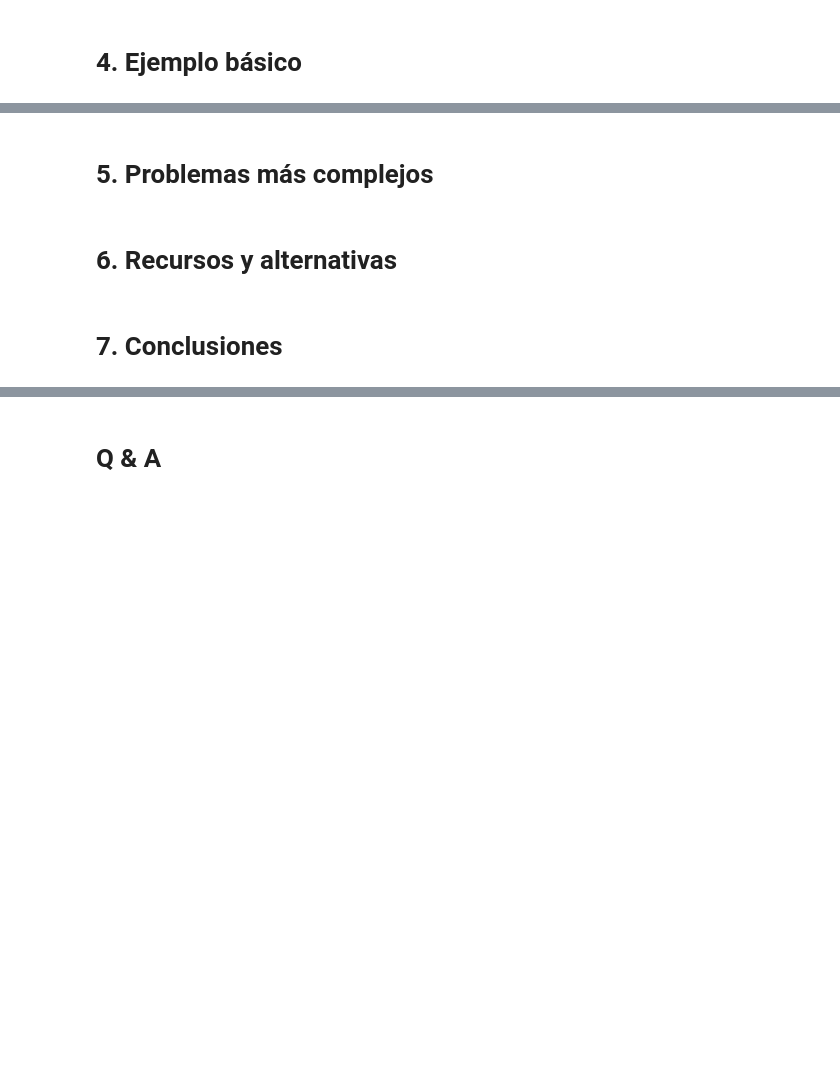
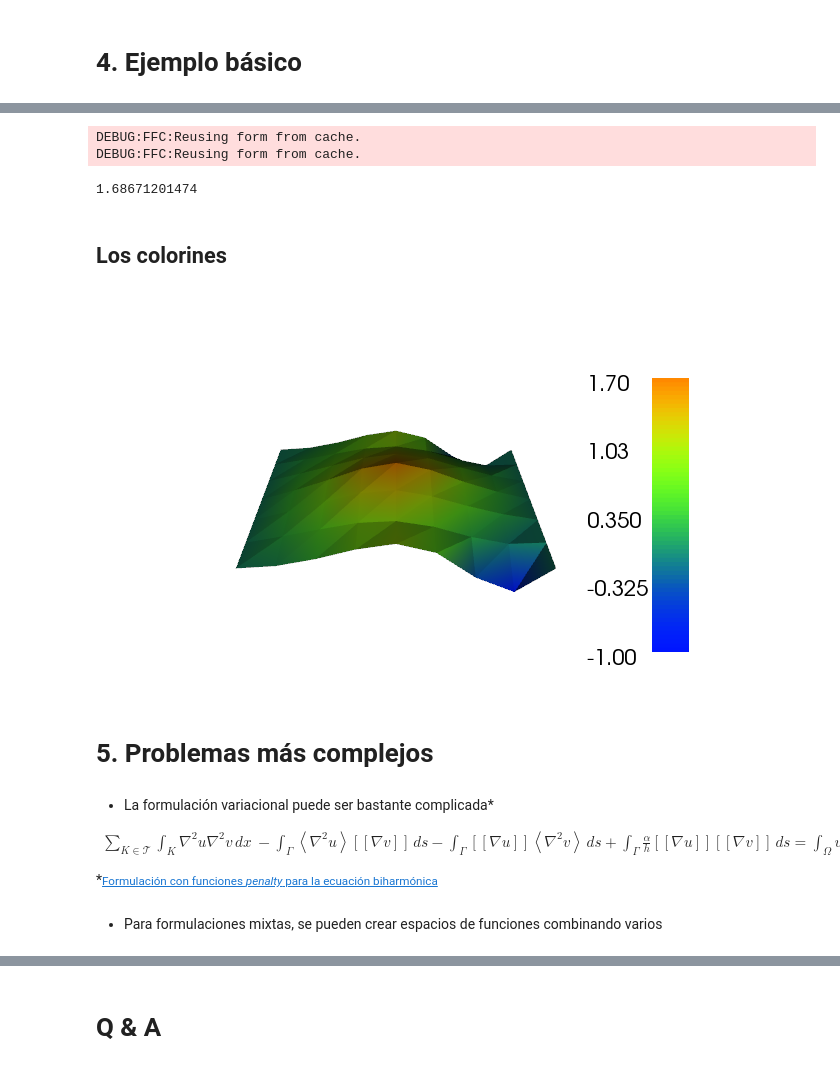
Before and after one commit to Pybonacci/notebooks, a Jupyter notebook: 2015-01_fenics/Resolviendo ecuaciones diferenciales con FEniCS.ipynb, the cells around one changed output, grey strips where cells are left out. Saved outputs shown, nothing was run; the diff lists cells and outputs as text; code cells hidden in the pictures; blank space fills up the shorter version.

```diff
--- a/2015-01_fenics/Resolviendo ecuaciones diferenciales con FEniCS.ipynb
+++ b/2015-01_fenics/Resolviendo ecuaciones diferenciales con FEniCS.ipynb
@@ -41,0 +171,11 @@ Python Madrid, 2015-01-28</h3>
+# %%
+u = Function(V)
+solve(a == L, u, bc)
+
+print max(abs(u.vector().array()))  # Array de valores numéricos
+# %% [output]
+DEBUG:FFC:Reusing form from cache.
+DEBUG:FFC:Reusing form from cache.
+1.68671201474
+# %% [markdown]
+## Los colorines
@@ -42,6 +185,19 @@ Python Madrid, 2015-01-28</h3>
+# %%
+from IPython.display import Image
+Image("poisson.png")
+# %% [output]
+[figure, added]
 # %% [markdown]
 # 5. Problemas más complejos
-# %% [markdown]
-# 6. Recursos y alternativas
-# %% [markdown]
-# 7. Conclusiones
+# %% [markdown]
+* La formulación variacional puede ser bastante complicada\*
+
+$$ \begin{split}\sum_{K \in \mathcal{T}} \int_{K} \nabla^{2} u \nabla^{2} v \, dx \
+- \int_{\Gamma} \left<\nabla^{2} u \right>  [\!\![ \nabla v ]\!\!] \, ds
+- \int_{\Gamma}[\!\![  \nabla u ]\!\!]  \left<\nabla^{2} v \right>  \, ds
++ \int_{\Gamma} \frac{\alpha}{h}[\!\![ \nabla u ]\!\!]  [\!\![ \nabla v ]\!\!]  \, ds
+= \int_{\Omega} vf \, dx \quad \forall \ v \in V\end{split} $$
+
+\*<small>[Formulación con funciones *penalty* para la ecuación biharmónica](http://fenicsproject.org/documentation/dolfin/1.5.0/python/demo/documented/biharmonic/python/documentation.html)</small>
+# %% [markdown]
+* Para formulaciones mixtas, se pueden crear espacios de funciones combinando varios
```
Also changed, not shown: parts of 32 cells of this notebook, 11 other files.
